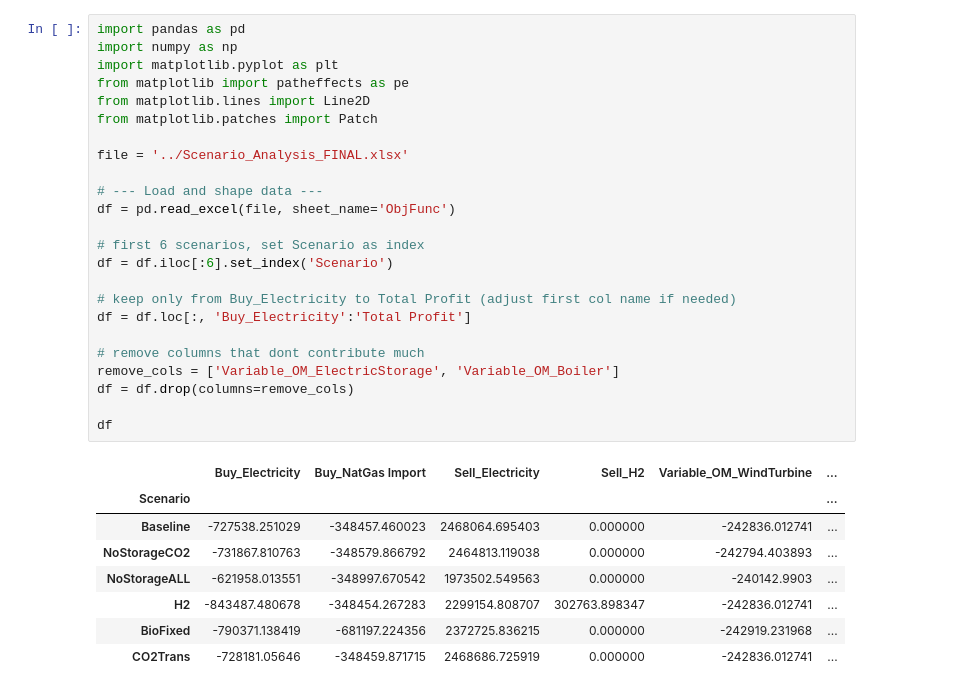
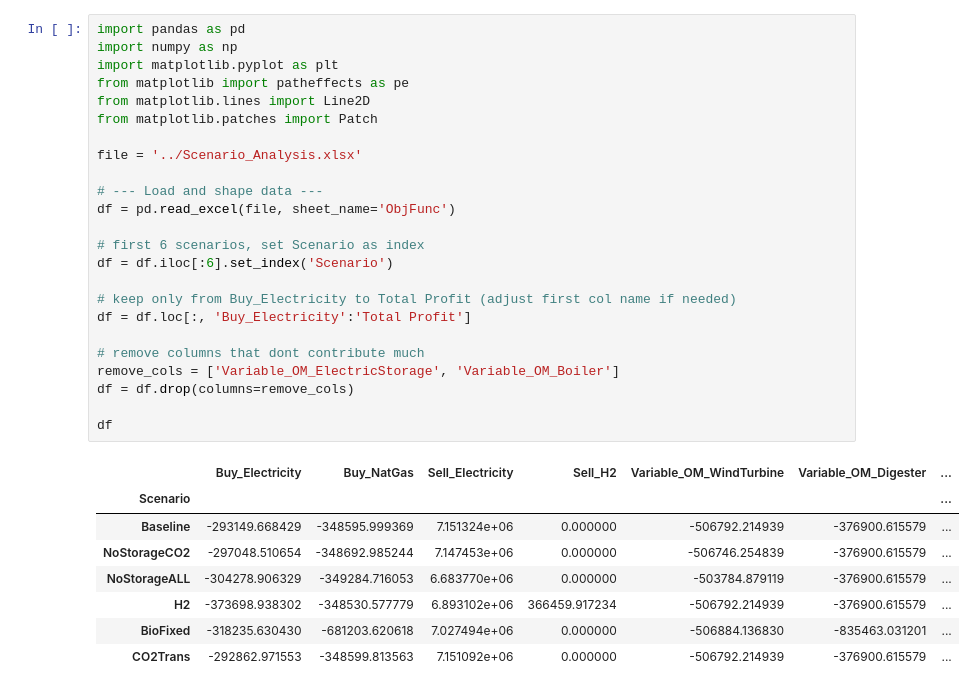
Before and after one commit to kubachri/GLS-EnerHub2X-Pricing, a Jupyter notebook: plots/ObjFunc.ipynb, the cells around one changed output. Drawn from its saved outputs; the diff is of its cells as text.

```diff
--- a/plots/ObjFunc.ipynb
+++ b/plots/ObjFunc.ipynb
@@ -1,36 +1,36 @@
 # %%
 import pandas as pd
 import numpy as np
 import matplotlib.pyplot as plt
 from matplotlib import patheffects as pe
 from matplotlib.lines import Line2D
 from matplotlib.patches import Patch
 
-file = '../Scenario_Analysis_FINAL.xlsx'
+file = '../Scenario_Analysis.xlsx'
 
 # --- Load and shape data ---
 df = pd.read_excel(file, sheet_name='ObjFunc')
 
 # first 6 scenarios, set Scenario as index
 df = df.iloc[:6].set_index('Scenario')
 
 # keep only from Buy_Electricity to Total Profit (adjust first col name if needed)
 df = df.loc[:, 'Buy_Electricity':'Total Profit']
 
 # remove columns that dont contribute much
 remove_cols = ['Variable_OM_ElectricStorage', 'Variable_OM_Boiler']
 df = df.drop(columns=remove_cols)
 
 df
 # %% [output]
-|  | Buy_Electricity | Buy_NatGas Import | Sell_Electricity | Sell_H2 | Variable_OM_WindTurbine | ... |
-| Scenario |  |  |  |  |  | ... |
-| Baseline | -727538.251029 | -348457.460023 | 2468064.695403 | 0.000000 | -242836.012741 | ... |
-| NoStorageCO2 | -731867.810763 | -348579.866792 | 2464813.119038 | 0.000000 | -242794.403893 | ... |
-| NoStorageALL | -621958.013551 | -348997.670542 | 1973502.549563 | 0.000000 | -240142.9903 | ... |
-| H2 | -843487.480678 | -348454.267283 | 2299154.808707 | 302763.898347 | -242836.012741 | ... |
-| BioFixed | -790371.138419 | -681197.224356 | 2372725.836215 | 0.000000 | -242919.231968 | ... |
-| CO2Trans | -728181.05646 | -348459.871715 | 2468686.725919 | 0.000000 | -242836.012741 | ... |
+|  | Buy_Electricity | Buy_NatGas | Sell_Electricity | Sell_H2 | Variable_OM_WindTurbine | Variable_OM_Digester | ... |
+| Scenario |  |  |  |  |  |  | ... |
+| Baseline | -293149.668429 | -348595.999369 | 7.151324e+06 | 0.000000 | -506792.214939 | -376900.615579 | ... |
+| NoStorageCO2 | -297048.510654 | -348692.985244 | 7.147453e+06 | 0.000000 | -506746.254839 | -376900.615579 | ... |
+| NoStorageALL | -304278.906329 | -349284.716053 | 6.683770e+06 | 0.000000 | -503784.879119 | -376900.615579 | ... |
+| H2 | -373698.938302 | -348530.577779 | 6.893102e+06 | 366459.917234 | -506792.214939 | -376900.615579 | ... |
+| BioFixed | -318235.630430 | -681203.620618 | 7.027494e+06 | 0.000000 | -506884.136830 | -835463.031201 | ... |
+| CO2Trans | -292862.971553 | -348599.813563 | 7.151092e+06 | 0.000000 | -506792.214939 | -376900.615579 | ... |
 # %%
 
 # rename columns
```
Also changed, not shown: parts of 2 cells of this notebook, 5 other files.
